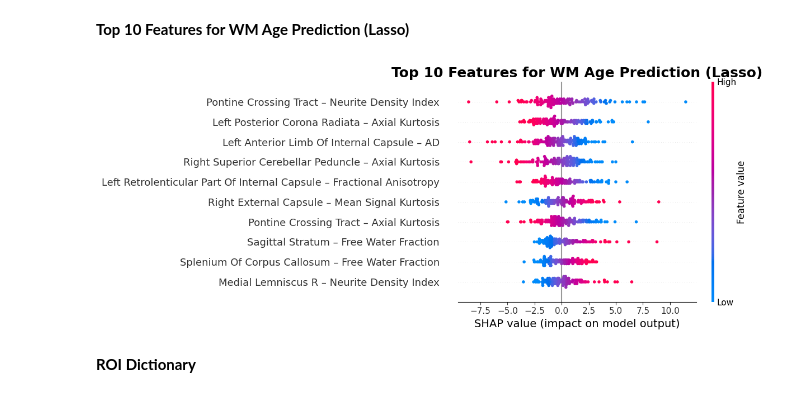
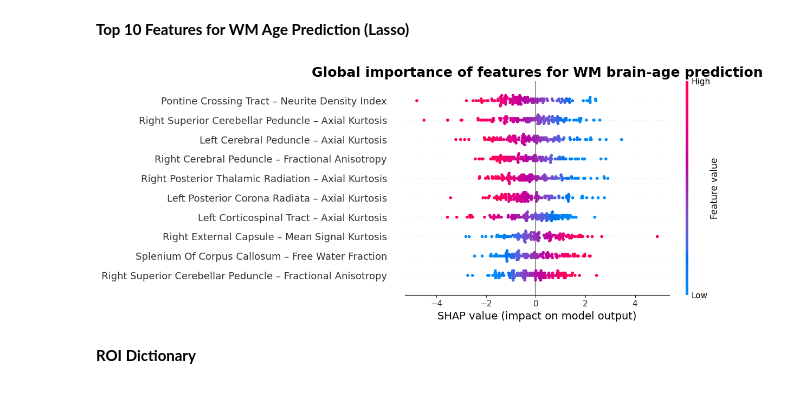
Before and after one commit to zayleakua/White-Matter-Brain-Age, a Jupyter notebook: WM ROI-Brain Age/White_Matter_ML_BrainAge.ipynb, the cells around one changed output. Cells and saved outputs as stored; diff of their text form; code cells hidden in the pictures.

Commit message:
Update WM/GM brain-age ML code

```diff
--- a/WM ROI-Brain Age/White_Matter_ML_BrainAge.ipynb
+++ b/WM ROI-Brain Age/White_Matter_ML_BrainAge.ipynb
@@ -123,63 +141,102 @@ ElasticNet - MSE: 64.3752, MAE: 6.2546, R²: 0.8249, Mean Age Gap: 6.2546
 # %% [markdown]
 **Top 10 Features for WM Age Prediction (Lasso)**
 # %%
-# === Lasso + SHAP Feature Importance ===
+def pretty_name(feature: str) -> str:
+    # Sex special label
+    if feature == "Sex":
+        return "Sex (label encoded)"
 
-# Train the Lasso model
-lasso_final = Lasso(alpha=0.1, random_state=RANDOM_SEED, max_iter=100000)
-lasso_final.fit(X_train, y_train)
+    m = roi_pat.match(feature)
+    if not m:
+        return feature
+
+    idx = int(m.group(1))
+    metric = m.group(2).upper()
+
+    # Lookup ROI anatomical name
+    region = ROI_INDEX_TO_NAME.get(idx, f"ROI {idx}")
+
+    # Convert metric abbreviation
+    metric_full = METRIC_MAP.get(metric, metric)
+
+    return f"{region} – {metric_full}"
+
+
+# Ridge model for SHAP
+ridge_final = Ridge(alpha=100, random_state=RANDOM_SEED, max_iter=100000)
+ridge_final.fit(X_train[:, :-1], y_train)
 
 # Predict on the test set
-y_pred = lasso_final.predict(X_test)
+y_pred = ridge_final.predict(X_test[:, :-1])
 
 # Compute SHAP values
-# List of all feature names
-feature_names_all = roi_columns + ["Sex"]
+feature_names_all = roi_columns  # ROI feature names only
 
-# Create SHAP explainer for linear model
-explainer = shap.LinearExplainer(lasso_final, X_train, feature_names=feature_names_all)
+explainer = shap.LinearExplainer(
+    ridge_final,
+    X_train[:, :-1],
+    feature_names=feature_names_all
+)
 
-# Compute SHAP values for the test set
-sv = explainer(X_test)
+sv = explainer(X_test[:, :-1])
 
-# Calculate mean absolute SHAP values (feature importance)
+# Calculate mean absolute SHAP values
 sv_values = sv.values if hasattr(sv, "values") else sv
 imp = np.abs(sv_values).mean(axis=0)
 
 feature_importance = pd.DataFrame({
     "Feature": feature_names_all,
     "Importance": imp
 }).sort_values("Importance", ascending=False)
 
-# Select top 10 most important features
+# Select top 10 features
 topK = 10
 topk_df = feature_importance.head(topK).copy()
 
-# Get corresponding indices for SHAP and test data
+# Corresponding indices
 topk_idx = [feature_names_all.index(f) for f in topk_df["Feature"]]
 shap_topk = sv_values[:, topk_idx]
 X_topk = X_test[:, topk_idx]
 
-# create pretty display names for plotting
+# Pretty feature names
 names_topk_pretty = [pretty_name(f) for f in topk_df["Feature"]]
 
 # Plot SHAP summary plot for top 10 features
 plt.figure(figsize=(30, 20))
 shap.summary_plot(
     shap_topk,
     X_topk,
     feature_names=names_topk_pretty,
     plot_type="dot",
     show=False,
     plot_size=(12, 5)
 )
-plt.title("Top 10 Features for WM Age Prediction (Lasso)", fontsize=18, weight="bold")
+
+plt.title("Global importance of features for WM brain-age prediction",
+          fontsize=18, weight="bold")
+
 plt.xlabel("SHAP value (impact on model output)", fontsize=14)
 plt.tight_layout()
-plt.savefig("shap_summary_top10_lasso.png", dpi=300, bbox_inches="tight")
+plt.savefig("shap_summary_top10_ridge.png", dpi=300, bbox_inches="tight")
 plt.show()
+
+# Ridge regression coefficients (aligned with ROI features)
+coef_all = ridge_final.coef_
+
+# Get coefficients for only the Top 10 features
+top10_coefficients = [coef_all[feature_names_all.index(f)] for f in topk_df["Feature"]]
+
+# Build dataframe for the top 10
+export_top10_df = pd.DataFrame({
+    "Feature": [pretty_name(f) for f in topk_df["Feature"]],
+    "Mean_ABS_SHAP_Value": topk_df["Importance"].values,
+    "Coefficient": top10_coefficients
+})
+
+# Save Top 10 to CSV
+export_top10_df.to_csv("WM_Ridge_SHAP_and_Coefficients_TOP10.csv", index=False)
 # %% [output]
-[figure, old version]
+[figure, new version]
 # %% [markdown]
 **ROI Dictionary**
 # %%
```
Also changed, not shown: parts of 6 cells of this notebook, 3 other files.
